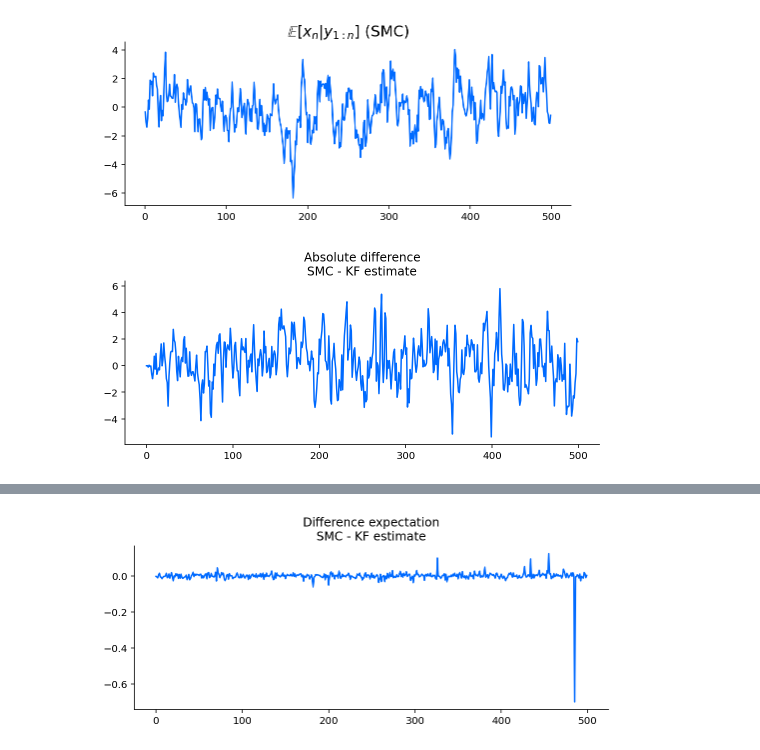
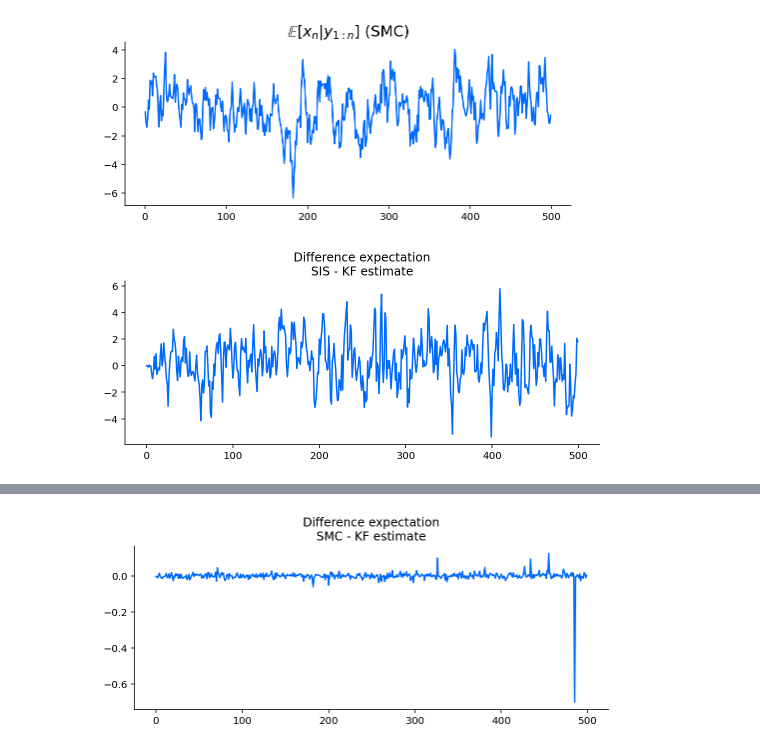
Before and after one commit to gerdm/misc, a Jupyter notebook: 2022-04/advanced-computational-methods.ipynb, the cells around one changed output, grey strips where cells are left out. Drawn from its saved outputs; the diff is of its cells as text; code cells hidden in the pictures.

```diff
--- a/2022-04/advanced-computational-methods.ipynb
+++ b/2022-04/advanced-computational-methods.ipynb
@@ -226,6 +228,6 @@ plt.title(r"$\mathbb{E}[x_n \vert y_{1:n}]$ (SMC)", fontsize=15);
 # %%
 fig, ax = plt.subplots(figsize=(8.5, 3))
 plt.plot(expected_value_sis - expected_value_kf)
-plt.title("Absolute difference\nSMC - KF estimate");
+plt.title("Difference expectation\nSIS - KF estimate");
 # %% [output]
-[figure, old version]
+[figure, new version]
```
Also changed, not shown: parts of 13 cells of this notebook.
